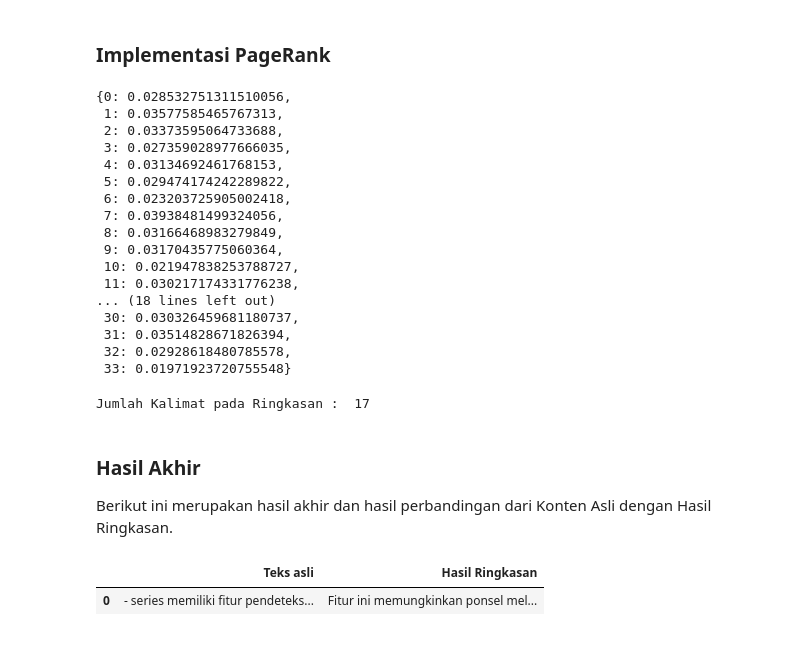
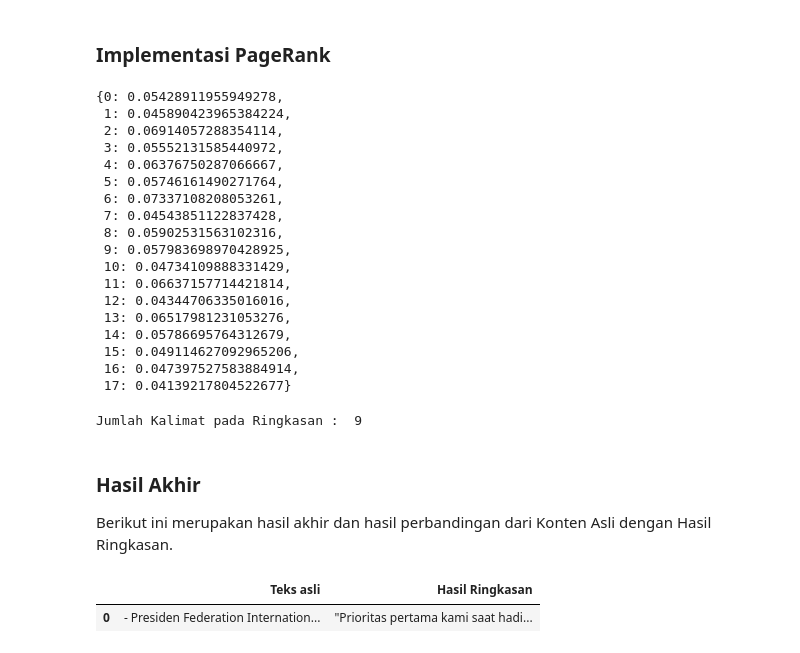
Before and after one commit to azrielakbar/webmining, a Jupyter notebook: _sources/tugaspagerank.ipynb, the cells around one changed output. Saved outputs shown, nothing was run; the diff lists cells and outputs as text; code cells hidden in the pictures.

```diff
--- a/_sources/tugaspagerank.ipynb
+++ b/_sources/tugaspagerank.ipynb
@@ -655,10 +652,10 @@ import nltk
 nltk.download('punkt')
 from nltk.tokenize import sent_tokenize
 
-df_pisahkalimat = df_scrape.copy()
-df_pisahkalimat ["konten"][0] = sent_tokenize(df_pisahkalimat["konten"][0])
+df_parsingtext = df_scrape.copy()
+df_parsingtext ["Isi Berita"][0] = sent_tokenize(df_parsingtext["Isi Berita"][0])
 
-df_pisahkalimat = pd.DataFrame(df_pisahkalimat["konten"][0], columns=["kalimat"])
-df_pisahkalimat
+df_parsingtext = pd.DataFrame(df_parsingtext["Isi Berita"][0], columns=["kalimat"])
+df_parsingtext
 # %% [output]
 [nltk_data] Downloading package punkt to /root/nltk_data...
@@ -691,22 +688,24 @@ adalah library Python yang fokus pada scientific computing. NumPy memiliki kemam
 adalah library Python yang fokus untuk proses analisis data seperti manipulasi data, persiapan data, dan pembersihan data. Pandas menyediakan struktur data dan fungsi high-level untuk membuat pekerjaan dengan data terstruktur/tabular lebih cepat, mudah, dan ekspresif. Dalam pandas terdapat dua objek yang akan dibahas pada tutorial ini, yaitu DataFrame dan Series. DataFrame adalah objek yang memiliki struktur data tabular, berorientasi pada kolom dengan label baris dan kolom. Sedangkan Series adalah objek array 1-dimensi yang memiliki label.
 (sumber : https://medium.com/@yasirabd/pengenalan-numpy-pandas-matplotlib-b90bafd36c0)
 # %%
-import string
-df_casefolding = df_pisahkalimat.copy()
-#mengubah menjadi huruf kecil
+df_casefolding = df_parsingtext.copy()
+
+#Case Folding untuk membuat huruf menjadi kecil (lowercase)
 df_casefolding['kalimat'] = df_casefolding['kalimat'].str.lower()
 
-#menghapus tanda baca
+#Case Folding untuk menghapus tanda baca
 tanda_baca = string.punctuation
 tanda_baca = tanda_baca+"–"
 for char in tanda_baca:
     df_casefolding['kalimat'] = df_casefolding['kalimat'].replace(r'[\%s]'%char," ", regex=True)
 
-#menghapus angka
+#Case Folding untuk menghapus angka
 df_casefolding['kalimat'] = df_casefolding['kalimat'].replace(r'\d+',' ', regex=True)
 
-#menghapus karakter kosong
+#Case Folding untuk menghapus karakter kosong
 df_casefolding['kalimat'] = df_casefolding['kalimat'].replace(r'\s+',' ', regex=True)
+
+#Menampilkan Hasil Case Folding pada kolom kalimat
 df_casefolding.head(34)
 # %% [output]
 |  | kalimat |
@@ -835,23 +834,24 @@ Banyaknya node 34
 scores = nx.pagerank(nx_graph, alpha=0.88, max_iter=1000, )
 scores
 # %% [output]
-{0: 0.028532751311510056,
- 1: 0.03577585465767313,
- 2: 0.03373595064733688,
- 3: 0.027359028977666035,
- 4: 0.03134692461768153,
- 5: 0.029474174242289822,
- 6: 0.023203725905002418,
- 7: 0.03938481499324056,
- 8: 0.03166468983279849,
- 9: 0.03170435775060364,
- 10: 0.021947838253788727,
- 11: 0.030217174331776238,
-... (18 lines left out)
- 30: 0.030326459681180737,
- 31: 0.03514828671826394,
- 32: 0.02928618480785578,
- 33: 0.01971923720755548}
+{0: 0.05428911955949278,
+ 1: 0.045890423965384224,
+ 2: 0.06914057288354114,
+ 3: 0.05552131585440972,
+ 4: 0.06376750287066667,
+ 5: 0.05746161490271764,
+ 6: 0.07337108208053261,
+ 7: 0.04543851122837428,
+ 8: 0.05902531563102316,
+ 9: 0.057983698970428925,
+ 10: 0.04734109888331429,
+ 11: 0.06637157714421814,
+ 12: 0.04344706335016016,
+ 13: 0.06517981231053276,
+ 14: 0.05786695764312679,
+ 15: 0.049114627092965206,
+ 16: 0.047397527583884914,
+ 17: 0.04139217804522677}
 # %%
 #@title Persentase Ringkasan
 #@markdown ---
@@ -859,26 +859,26 @@ scores
 persentase_ringkasan = 50 #@param {type:"slider", min:50, max:90, step:10}
 #@markdown ---
 # %%
-top_sentence={sentence:scores[index] for index,sentence in enumerate(df_pisahkalimat["kalimat"].values)}
+top_sentence={sentence:scores[index] for index,sentence in enumerate(df_parsingtext["kalimat"].values)}
 
-persentase = len(df_pisahkalimat["kalimat"])*persentase_ringkasan//100
+persentase = len(df_parsingtext["kalimat"])*persentase_ringkasan//100
 print("Jumlah Kalimat pada Ringkasan : ",persentase)
 top=dict(sorted(top_sentence.items(), key=lambda x: x[1], reverse=True)[:persentase])
 # %% [output]
-Jumlah Kalimat pada Ringkasan :  17
+Jumlah Kalimat pada Ringkasan :  9
 # %% [markdown]
 ### **Hasil Akhir**
 Berikut ini merupakan hasil akhir dan hasil perbandingan dari Konten Asli dengan Hasil Ringkasan.
 # %%
 ringkasan = ""
-for sent in df_pisahkalimat["kalimat"].values:
+for sent in df_parsingtext["kalimat"].values:
     if sent in top.keys():
         ringkasan = ringkasan+" "+sent
 
 #ringkasan
-perbandingan = {'Teks asli' : df_scrape["konten"], 'Hasil Ringkasan' : [ringkasan]}
+perbandingan = {'Teks asli' : df_scrape["Isi Berita"], 'Hasil Ringkasan' : [ringkasan]}
 df_perbandingan = pd.DataFrame(perbandingan)
 df_perbandingan
 # %% [output]
 |  | Teks asli | Hasil Ringkasan |
-| 0 | - series memiliki fitur pendeteks... | Fitur ini memungkinkan ponsel mel... |
+| 0 | - Presiden Federation Internation... | "Prioritas pertama kami saat hadi... |
```
Also changed, not shown: parts of 29 cells of this notebook, 6 other files.
